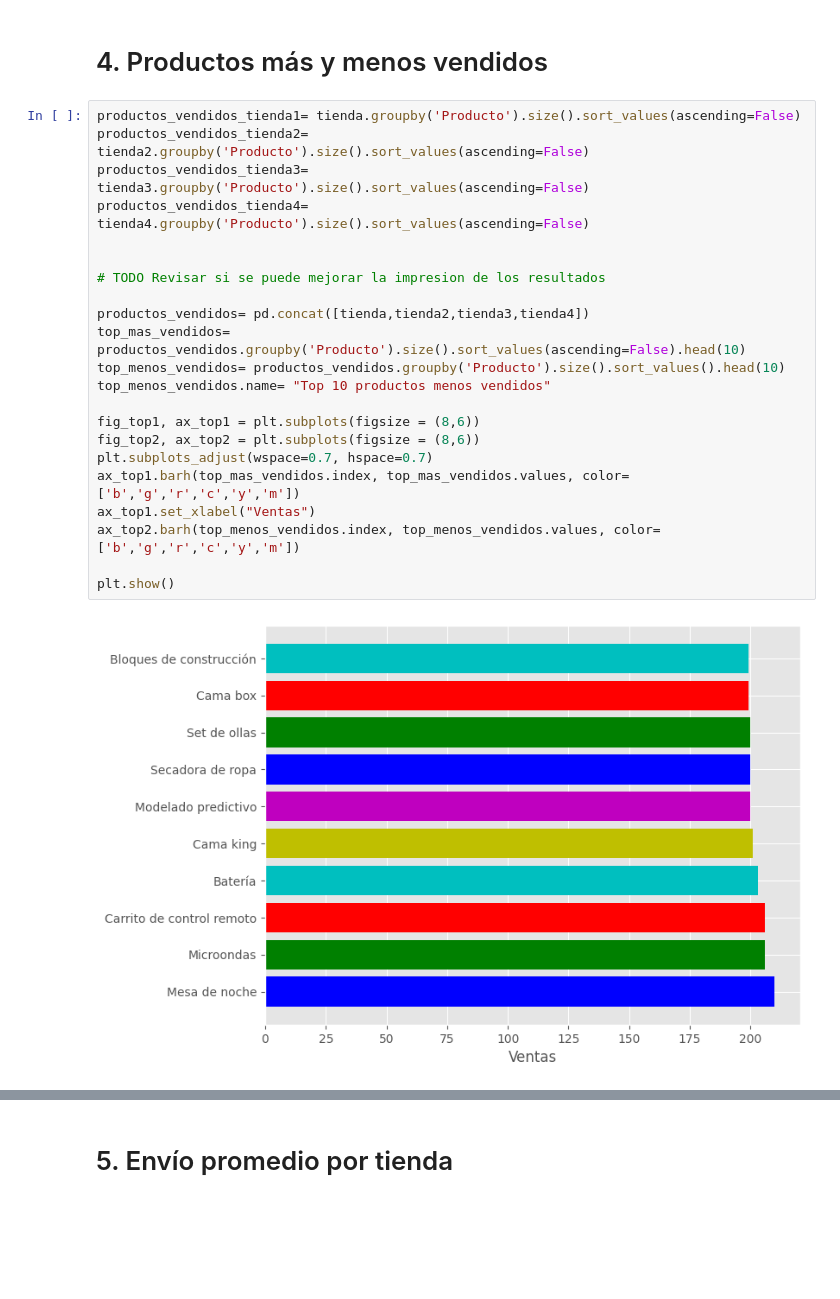
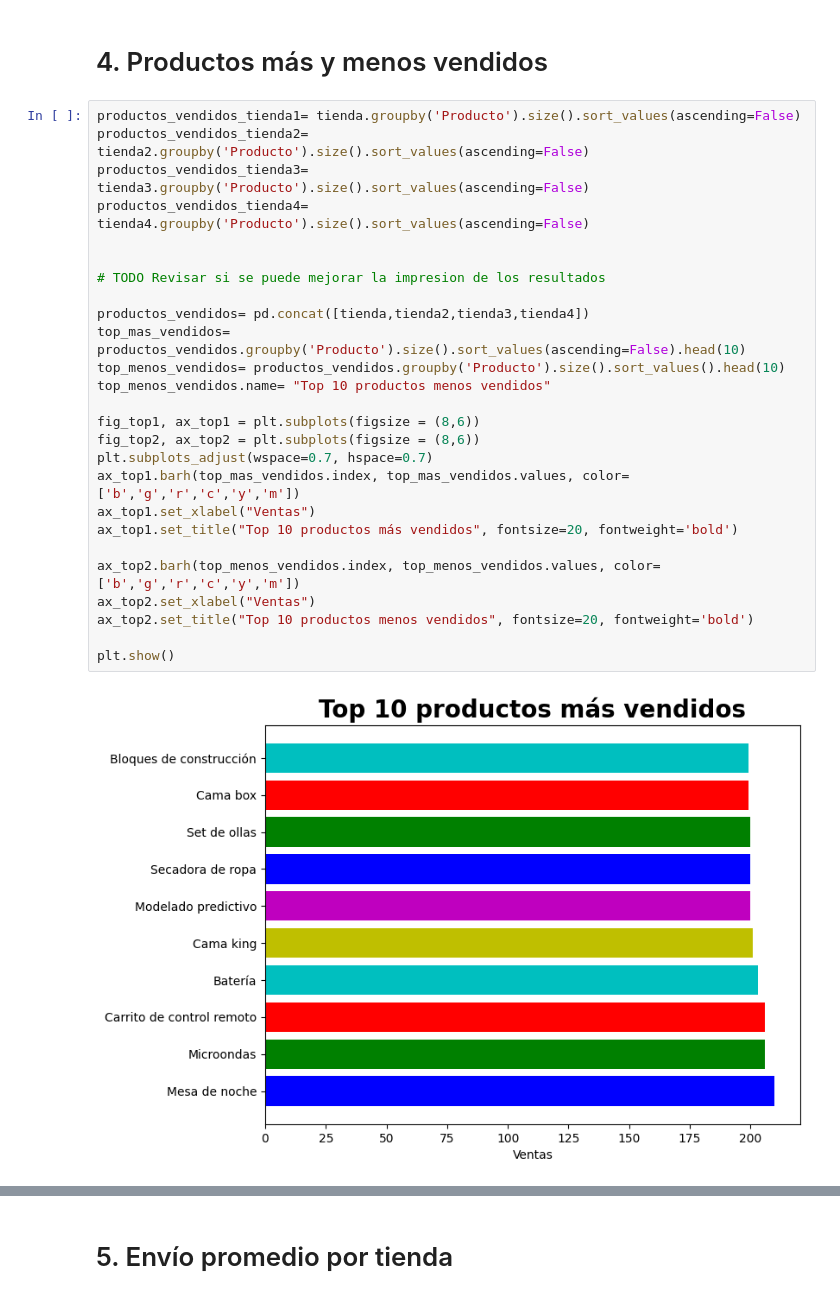
Before and after one commit to Andres-Argotty/challenge1-data-science-latam, a Jupyter notebook: AluraStoreLatam.ipynb, the cells around one changed output, grey strips where cells are left out. Drawn from its saved outputs; the diff is of its cells as text; blank space fills up the shorter version.

```diff
--- a/AluraStoreLatam.ipynb
+++ b/AluraStoreLatam.ipynb
@@ -186,24 +184,28 @@ La media de calificación de la tienda 4 es: 4.00
 # %%
 productos_vendidos_tienda1= tienda.groupby('Producto').size().sort_values(ascending=False)
 productos_vendidos_tienda2= tienda2.groupby('Producto').size().sort_values(ascending=False)
 productos_vendidos_tienda3= tienda3.groupby('Producto').size().sort_values(ascending=False)
 productos_vendidos_tienda4= tienda4.groupby('Producto').size().sort_values(ascending=False)
 
 
 # TODO Revisar si se puede mejorar la impresion de los resultados
 
 productos_vendidos= pd.concat([tienda,tienda2,tienda3,tienda4])
 top_mas_vendidos= productos_vendidos.groupby('Producto').size().sort_values(ascending=False).head(10)
 top_menos_vendidos= productos_vendidos.groupby('Producto').size().sort_values().head(10)
 top_menos_vendidos.name= "Top 10 productos menos vendidos"
 
 fig_top1, ax_top1 = plt.subplots(figsize = (8,6))
 fig_top2, ax_top2 = plt.subplots(figsize = (8,6))
 plt.subplots_adjust(wspace=0.7, hspace=0.7)
 ax_top1.barh(top_mas_vendidos.index, top_mas_vendidos.values, color= ['b','g','r','c','y','m'])
 ax_top1.set_xlabel("Ventas")
+ax_top1.set_title("Top 10 productos más vendidos", fontsize=20, fontweight='bold')
+
 ax_top2.barh(top_menos_vendidos.index, top_menos_vendidos.values, color= ['b','g','r','c','y','m'])
+ax_top2.set_xlabel("Ventas")
+ax_top2.set_title("Top 10 productos menos vendidos", fontsize=20, fontweight='bold')
 
 plt.show()
 # %% [output]
-[figure, old version]
+[figure, new version]
```
Also changed, not shown: parts of 7 cells of this notebook.
